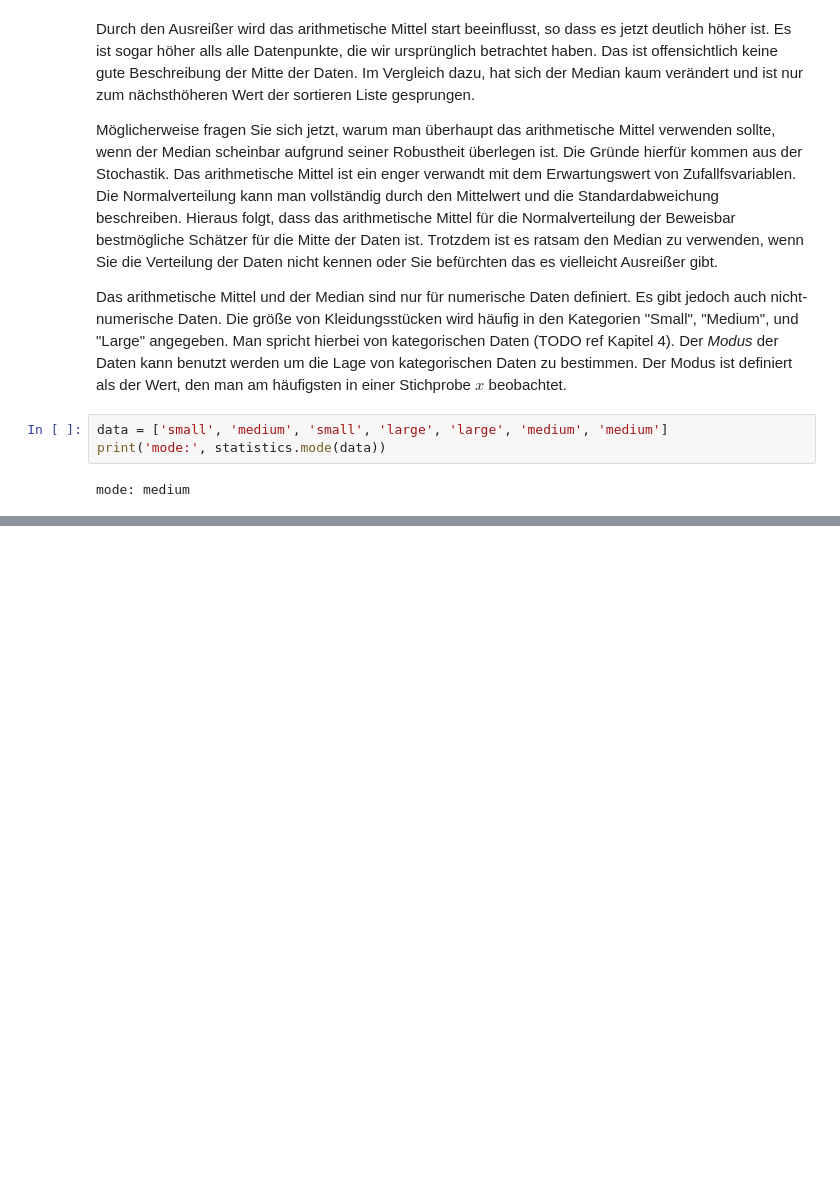
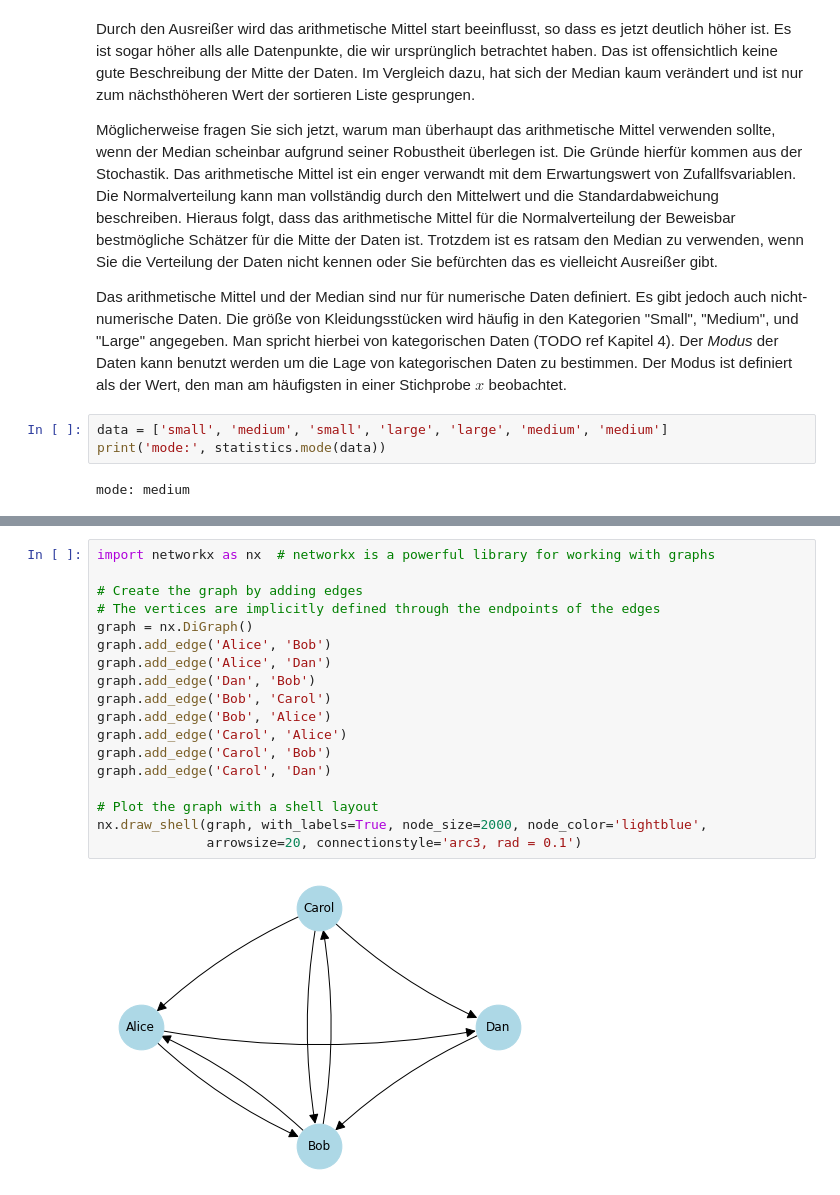
Before and after one commit to sherbold/data-science-crashkurs, a Jupyter notebook: content/chapters/kapitel_03.ipynb, the cells around one changed output, grey strips where cells are left out. Cells and saved outputs as stored; diff of their text form; blank space fills up the shorter version.

```diff
--- a/content/chapters/kapitel_03.ipynb
+++ b/content/chapters/kapitel_03.ipynb
@@ -97,0 +180,20 @@ Bitte beachten Sie, dass der Modus zwar gut für kategorische Daten (und manchma
+# %%
+import networkx as nx  # networkx is a powerful library for working with graphs
+
+# Create the graph by adding edges
+# The vertices are implicitly defined through the endpoints of the edges
+graph = nx.DiGraph()
+graph.add_edge('Alice', 'Bob')
+graph.add_edge('Alice', 'Dan')
+graph.add_edge('Dan', 'Bob')
+graph.add_edge('Bob', 'Carol')
+graph.add_edge('Bob', 'Alice')
+graph.add_edge('Carol', 'Alice')
+graph.add_edge('Carol', 'Bob')
+graph.add_edge('Carol', 'Dan')
+
+# Plot the graph with a shell layout
+nx.draw_shell(graph, with_labels=True, node_size=2000, node_color='lightblue',
+              arrowsize=20, connectionstyle='arc3, rad = 0.1')
+# %% [output]
+[figure, added]
```
Also changed, not shown: parts of 9 cells of this notebook.
